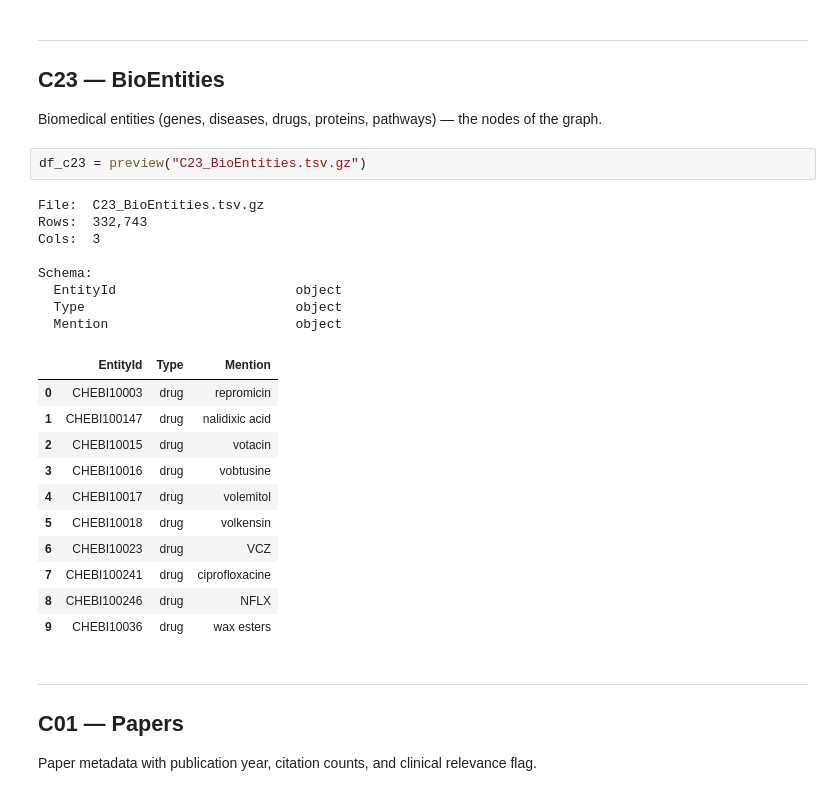
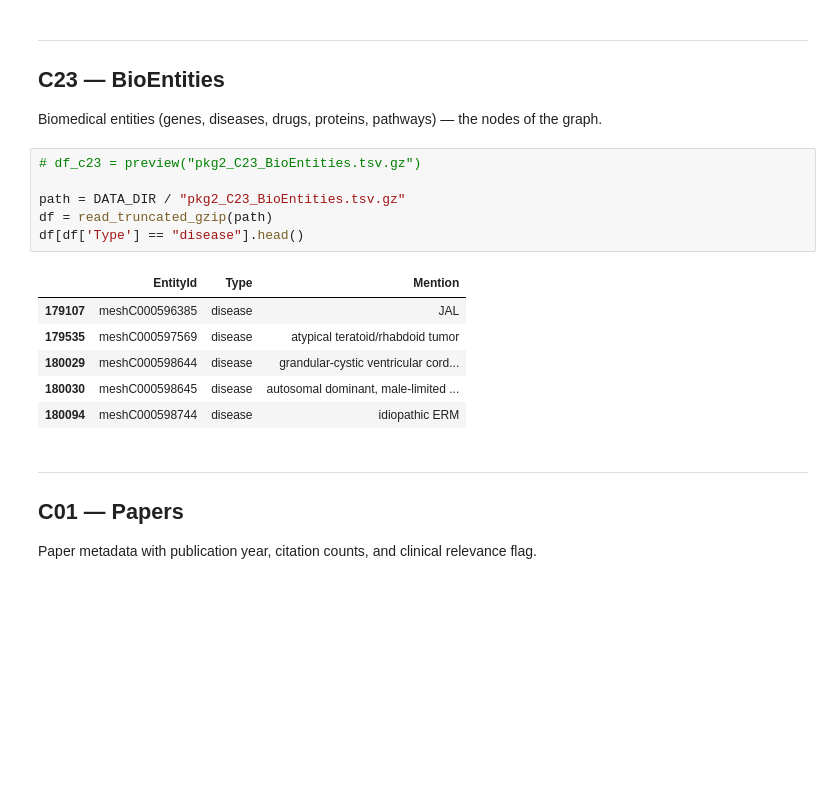
Before and after one commit to itsjoopark/benchsci-googlecloud-hackathon, a Jupyter notebook: notebooks/explore_pkg_tables.ipynb, the cells around one changed output. Saved outputs shown, nothing was run; the diff lists cells and outputs as text; blank space fills up the shorter version.

```diff
--- a/notebooks/explore_pkg_tables.ipynb
+++ b/notebooks/explore_pkg_tables.ipynb
@@ -50,28 +50,19 @@ def preview(filename: str, nrows: int = 10) -> pd.DataFrame:
 ---
 ## C23 — BioEntities
 Biomedical entities (genes, diseases, drugs, proteins, pathways) — the nodes of the graph.
-# %%
-df_c23 = preview("C23_BioEntities.tsv.gz")
-# %% [output]
-File:  C23_BioEntities.tsv.gz
-Rows:  332,743
-Cols:  3
-
-Schema:
-  EntityId                       object
-  Type                           object
-  Mention                        object
-|  | EntityId | Type | Mention |
-| 0 | CHEBI10003 | drug | repromicin |
-| 1 | CHEBI100147 | drug | nalidixic acid |
-| 2 | CHEBI10015 | drug | votacin |
-| 3 | CHEBI10016 | drug | vobtusine |
-| 4 | CHEBI10017 | drug | volemitol |
-| 5 | CHEBI10018 | drug | volkensin |
-| 6 | CHEBI10023 | drug | VCZ |
-| 7 | CHEBI100241 | drug | ciprofloxacine |
-| 8 | CHEBI100246 | drug | NFLX |
-| 9 | CHEBI10036 | drug | wax esters |
+# %%
+# df_c23 = preview("pkg2_C23_BioEntities.tsv.gz")
+
+path = DATA_DIR / "pkg2_C23_BioEntities.tsv.gz"
+df = read_truncated_gzip(path)
+df[df['Type'] == "disease"].head()
+# %% [output]
+|  | EntityId | Type | Mention |
+| 179107 | meshC000596385 | disease | JAL |
+| 179535 | meshC000597569 | disease | atypical teratoid/rhabdoid tumor |
+| 180029 | meshC000598644 | disease | grandular-cystic ventricular cord... |
+| 180030 | meshC000598645 | disease | autosomal dominant, male-limited ... |
+| 180094 | meshC000598744 | disease | idiopathic ERM |
 # %% [markdown]
 ---
 ## C01 — Papers
```
Also changed, not shown: parts of 11 cells of this notebook, 5 other files.
